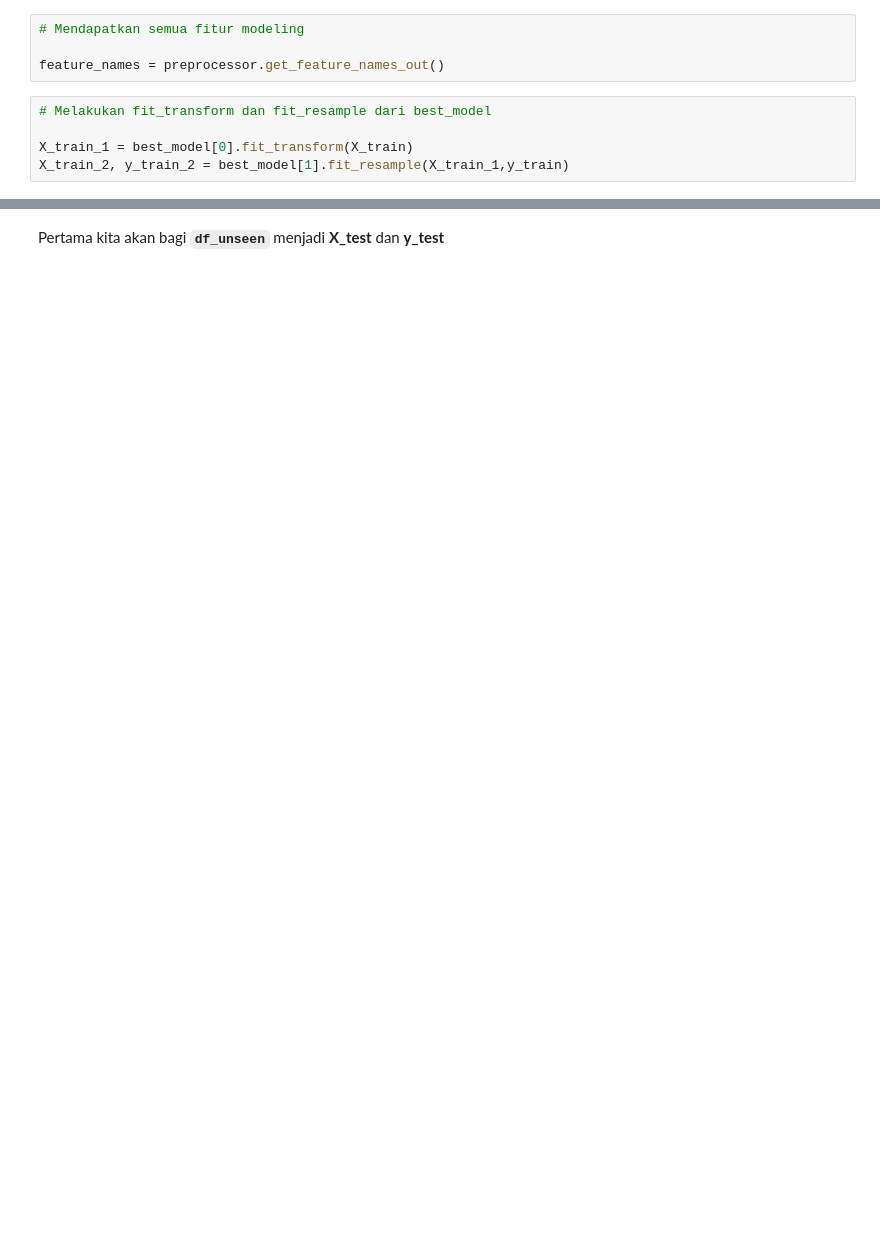
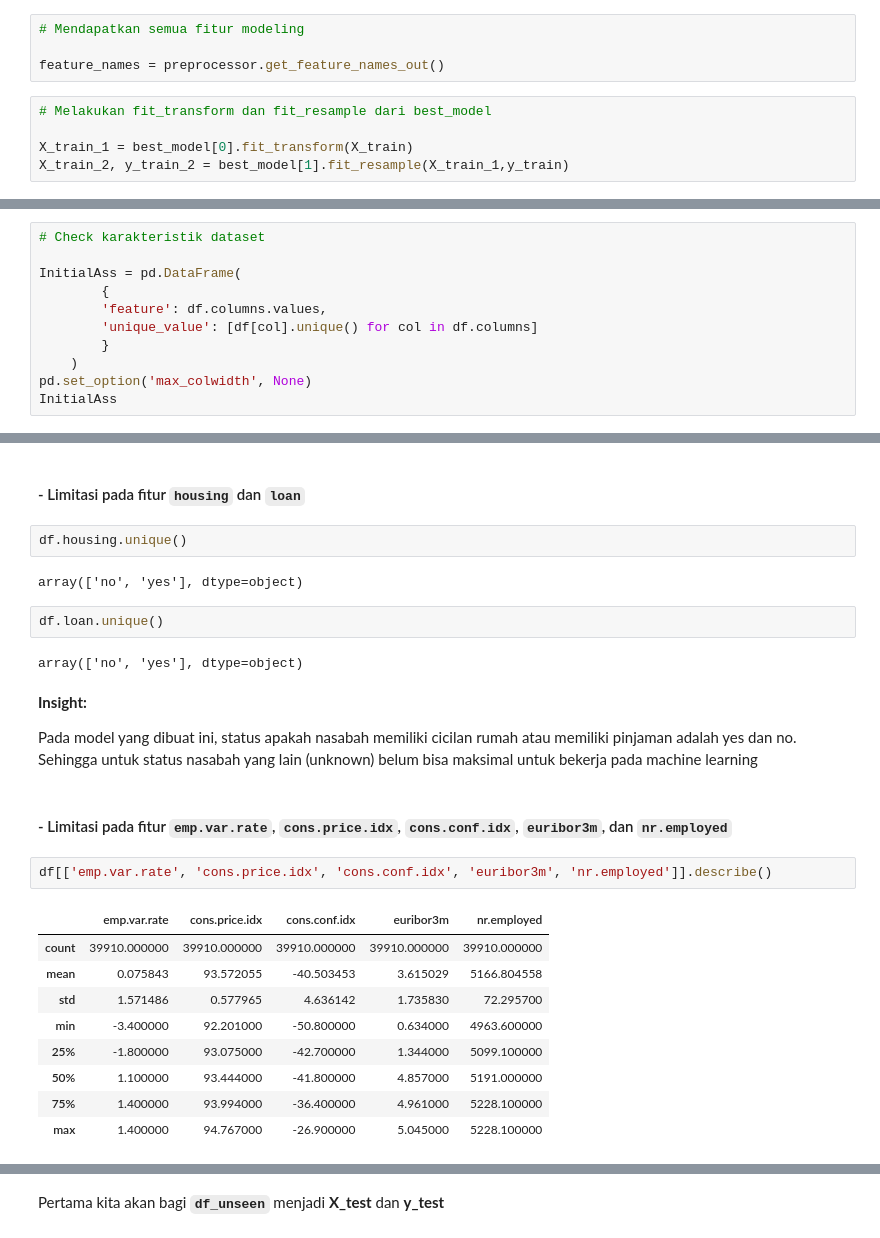
Before and after one commit to PurwadhikaDev/DeltaGroup_JC_DS_FT_Jogja_01_FinalProject, a Jupyter notebook: notebooks/Delta-3.0-Modeling-ML.ipynb, the cells around one changed output, grey strips where cells are left out. Cells and saved outputs as stored; diff of their text form; blank space fills up the shorter version.

```diff
--- a/notebooks/Delta-3.0-Modeling-ML.ipynb
+++ b/notebooks/Delta-3.0-Modeling-ML.ipynb
@@ -1106,0 +992,11 @@ shap.summary_plot(shap_values, X_train_2,feature_names = feature_names)
+# %%
+# Check karakteristik dataset
+
+InitialAss = pd.DataFrame(
+        {
+        'feature': df.columns.values,
+        'unique_value': [df[col].unique() for col in df.columns]
+        }
+    )
+pd.set_option('max_colwidth', None)
+InitialAss
@@ -1106,0 +1068,28 @@ shap.summary_plot(shap_values, X_train_2,feature_names = feature_names)
+# %% [markdown]
+#### - Limitasi pada fitur `housing` dan `loan`
+# %%
+df.housing.unique()
+# %% [output]
+array(['no', 'yes'], dtype=object)
+# %%
+df.loan.unique()
+# %% [output]
+array(['no', 'yes'], dtype=object)
+# %% [markdown]
+__Insight:__
+
+Pada model yang dibuat ini, status apakah nasabah memiliki cicilan rumah atau memiliki pinjaman adalah yes dan no. Sehingga untuk status nasabah yang lain (unknown) belum bisa maksimal untuk bekerja pada machine learning
+# %% [markdown]
+#### - Limitasi pada fitur `emp.var.rate`, `cons.price.idx`, `cons.conf.idx`, `euribor3m`, dan `nr.employed`
+# %%
+df[['emp.var.rate', 'cons.price.idx', 'cons.conf.idx', 'euribor3m', 'nr.employed']].describe()
+# %% [output]
+|  | emp.var.rate | cons.price.idx | cons.conf.idx | euribor3m | nr.employed |
+| count | 39910.000000 | 39910.000000 | 39910.000000 | 39910.000000 | 39910.000000 |
+| mean | 0.075843 | 93.572055 | -40.503453 | 3.615029 | 5166.804558 |
+| std | 1.571486 | 0.577965 | 4.636142 | 1.735830 | 72.295700 |
+| min | -3.400000 | 92.201000 | -50.800000 | 0.634000 | 4963.600000 |
+| 25% | -1.800000 | 93.075000 | -42.700000 | 1.344000 | 5099.100000 |
+| 50% | 1.100000 | 93.444000 | -41.800000 | 4.857000 | 5191.000000 |
+| 75% | 1.400000 | 93.994000 | -36.400000 | 4.961000 | 5228.100000 |
+| max | 1.400000 | 94.767000 | -26.900000 | 5.045000 | 5228.100000 |
```
Also changed, not shown: parts of 109 cells of this notebook, 3 other files.
